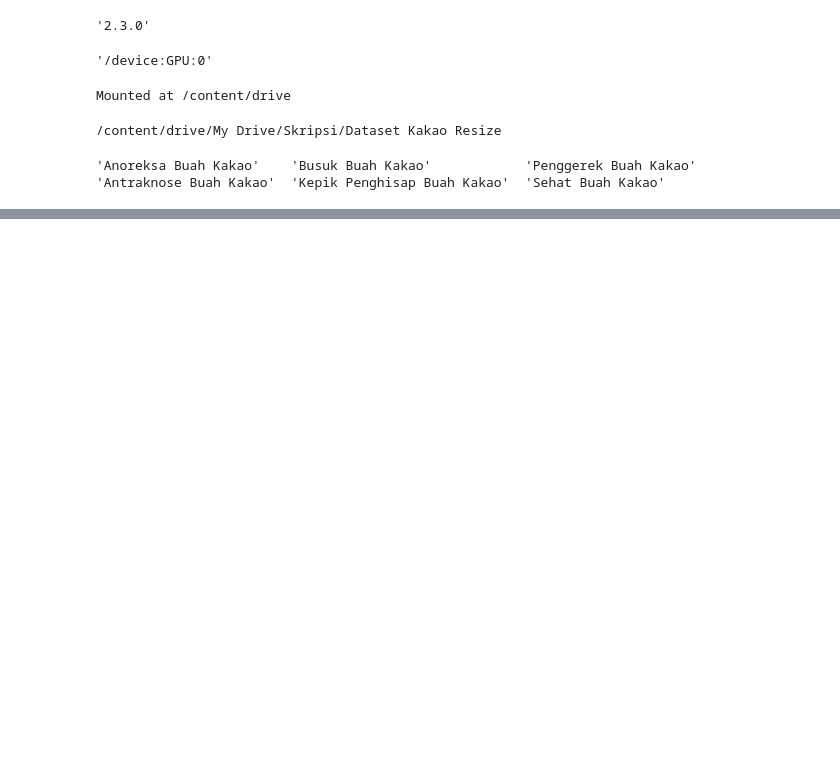
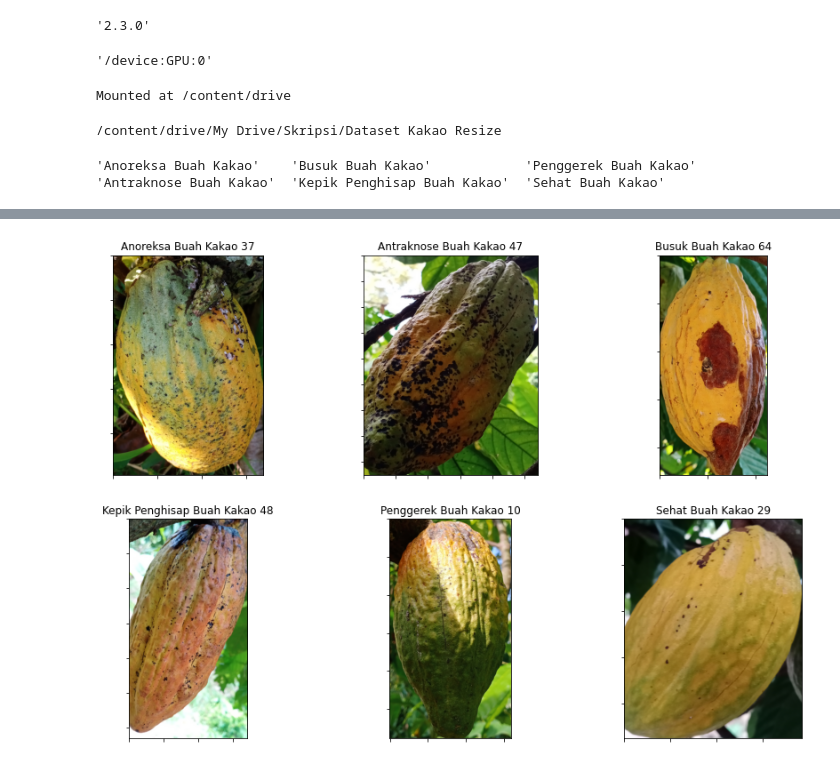
Before and after one commit to nevalenaginda/identifikasi-penyakit-buah-kakao, a Jupyter notebook: Identifikasi_Penyakit_Pada_Buah_Kakao.ipynb, the cells around one changed output, grey strips where cells are left out. Drawn from its saved outputs; the diff is of its cells as text; code cells hidden in the pictures; blank space fills up the shorter version.

```diff
--- a/Identifikasi_Penyakit_Pada_Buah_Kakao.ipynb
+++ b/Identifikasi_Penyakit_Pada_Buah_Kakao.ipynb
@@ -30,0 +38,10 @@ Mounted at /content/drive
+# %%
+#menginisialisasi folder dataset
+folder_data = ['Anoreksa Buah Kakao', 'Antraknose Buah Kakao', 'Busuk Buah Kakao', 'Kepik Penghisap Buah Kakao', 'Penggerek Buah Kakao', 'Sehat Buah Kakao']
+
+#memuat alamat gambar pada folder dataset ke variabel fnames
+fnames = []
+for folder in folder_data:
+    file_names = os.listdir(folder)
+    full_path = [os.path.join(folder, file_name) for file_name in file_names]
+    fnames.append(full_path)
@@ -30,0 +52,7 @@ Mounted at /content/drive
+# %%
+#memuat setiap gambar dari alamat gambar (fnames) ke variabel images
+images = []
+for names in fnames:
+    one_category_images = [cv2.imread(name) for name in names if (cv2.imread(name)) is not None]
+    images.append(one_category_images)
+print('Jumlah gambar setiap folder data:', [len(f) for f in images])
@@ -30,0 +61,8 @@ Mounted at /content/drive
+# %%
+#melihat ukuran gambar minimal dan maksimal gambar pada masing-masing folder data
+for i,imgs in enumerate(images):
+    shapes = [img.shape for img in imgs]
+    widths = [shape[0] for shape in shapes]
+    heights = [shape[1] for shape in shapes]
+    print('%d,%d adalah ukuran gambar minimum untuk %s' % (np.min(widths), np.min(heights), folder_data[i]))
+    print('%d,%d adalah ukuran gambar maksimum untuk %s \n' % (np.max(widths), np.max(heights), folder_data[i]))
@@ -30,0 +87,18 @@ Mounted at /content/drive
+# %%
+#membuat fungsi untuk merubah citra bgr hasil pembacaan opencv ke citra rgb untuk ditampilkan menggunkan matplotlib
+def cvtRGB(img):
+    return cv2.cvtColor(img.copy(), cv2.COLOR_BGR2RGB)
+
+#menampilkan sebuah gambar dari masing-masing folder data
+plt.figure(figsize=(15,10))
+for i, imgs in enumerate(images):
+    ax = plt.subplot(2,3,i+1)
+    idx = np.random.randint(len(imgs))
+    plt.imshow(cvtRGB(imgs[idx]))
+    plt.grid(False)
+    ax.set_yticklabels([])
+    ax.set_xticklabels([])
+    plt.title(folder_data[i]+' '+str(idx))
+plt.show()
+# %% [output]
+[figure, added]
```
Also changed, not shown: parts of 8 cells of this notebook.
